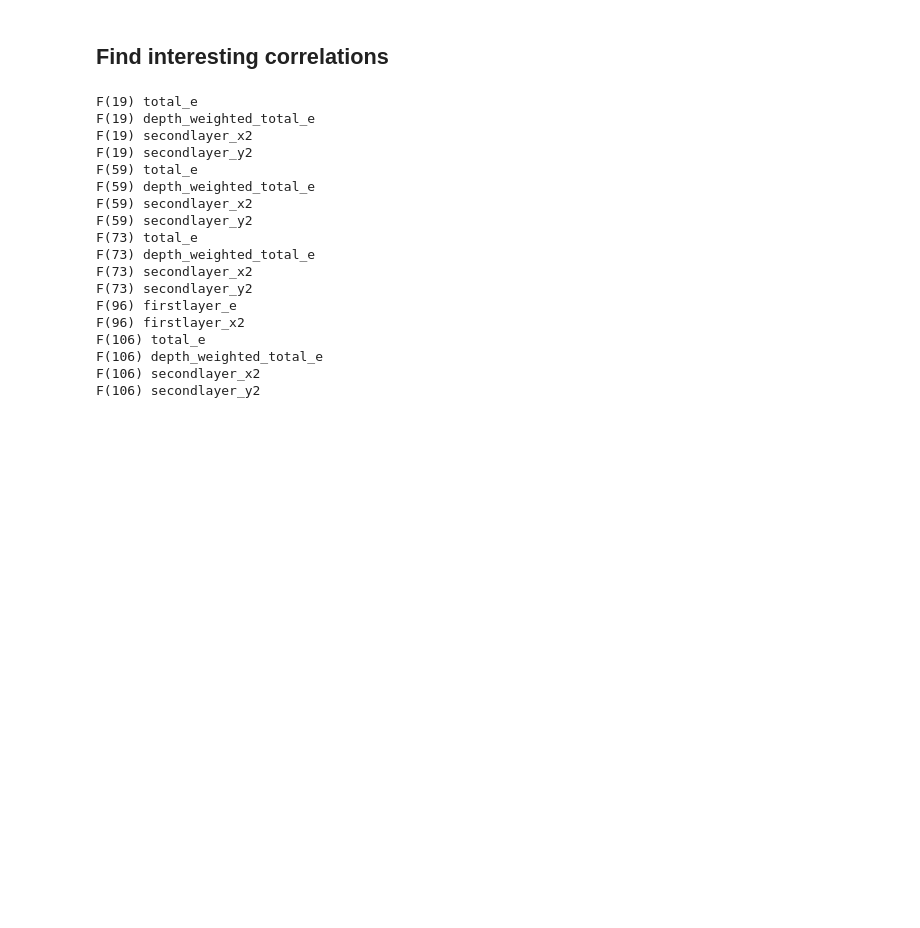
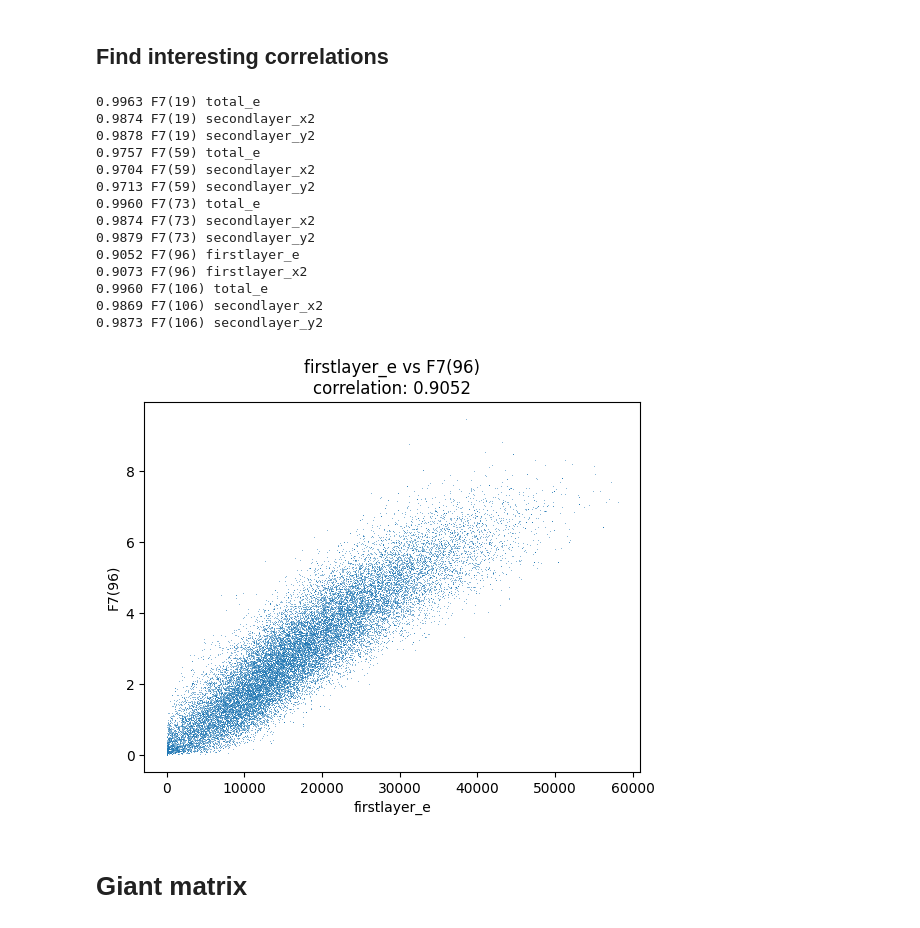
Before and after one commit to womogenes/photon-jet, a Jupyter notebook: final_evaluate/pfn_feature_analysis/correlations.ipynb, the cells around one changed output. Cells and saved outputs as stored; diff of their text form; code cells hidden in the pictures; blank space fills up the shorter version.

Commit message:
Do rigorous 2D plots of correlation

```diff
--- a/final_evaluate/pfn_feature_analysis/correlations.ipynb
+++ b/final_evaluate/pfn_feature_analysis/correlations.ipynb
@@ -134,33 +158,35 @@ banned = {
 # %%
 thresh = 0.9
 
+chosen_vars = set()
 for i in range(len(pfn_labels)):
     for j in range(len(bdt_var_labels)):
         label1, label2 = pfn_labels[i], bdt_var_labels[j]
         if label1 in banned or label2 in banned: continue
-        if abs(all_corrs[(label1, label2)]) > thresh:
-            print(label1, label2)
+
+        corr = all_corrs[(label1, label2)]
+        if abs(corr) > thresh:
+            print(f"{corr:.4f}", label1, label2)
+            chosen_vars.update((label1, label2))
+
+chosen_vars = list(chosen_vars)
 # %% [output]
-F(19) total_e
-F(19) depth_weighted_total_e
-F(19) secondlayer_x2
-F(19) secondlayer_y2
-F(59) total_e
-F(59) depth_weighted_total_e
-F(59) secondlayer_x2
-F(59) secondlayer_y2
-F(73) total_e
-F(73) depth_weighted_total_e
-F(73) secondlayer_x2
-F(73) secondlayer_y2
-F(96) firstlayer_e
-F(96) firstlayer_x2
-F(106) total_e
-F(106) depth_weighted_total_e
-F(106) secondlayer_x2
-F(106) secondlayer_y2
+0.9963 F7(19) total_e
+0.9874 F7(19) secondlayer_x2
+0.9878 F7(19) secondlayer_y2
+0.9757 F7(59) total_e
+0.9704 F7(59) secondlayer_x2
+0.9713 F7(59) secondlayer_y2
+0.9960 F7(73) total_e
+0.9874 F7(73) secondlayer_x2
+0.9879 F7(73) secondlayer_y2
+0.9052 F7(96) firstlayer_e
+0.9073 F7(96) firstlayer_x2
+0.9960 F7(106) total_e
+0.9869 F7(106) secondlayer_x2
+0.9873 F7(106) secondlayer_y2
 # %%
-def plot_corr(var1, var2, title=True, **kwargs):
+def plot_corr(var1, var2, **kwargs):
     plt.scatter(
         all_vars[all_labels.index(var1)],
         all_vars[all_labels.index(var2)],
@@ -169,6 +195,10 @@ def plot_corr(var1, var2, title=True, **kwargs):
     )
     plt.xlabel(var1)
     plt.ylabel(var2)
-    if title: plt.title(f"{var1} vs {var2}\ncorrelation: {all_corrs[(var1, var2)]:.3f}")
+    plt.title(f"{var1} vs {var2}\ncorrelation: {all_corrs[(var1, var2)]:.4f}")
 # %%
-plot_corr("total_e", "firstlayer_e", s=0.5)
+plot_corr("firstlayer_e", "F7(96)", s=0.2)
+# %% [output]
+[figure, added]
+# %% [markdown]
+# Giant matrix
```
Also changed, not shown: parts of 7 cells of this notebook.
